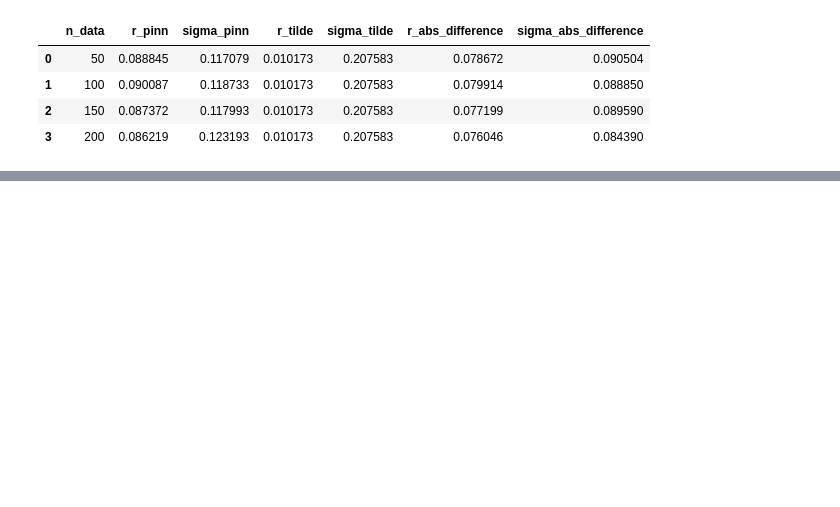
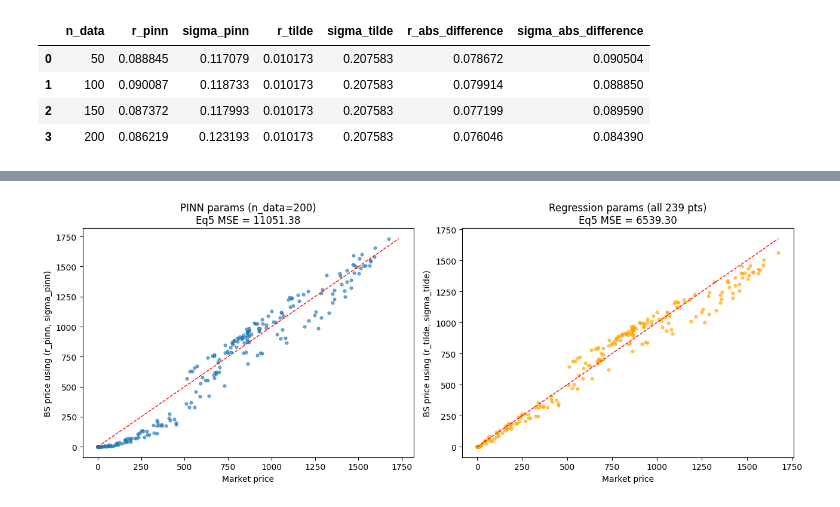
Before and after one commit to michellely-mm/PINN_Option_Pricing, a Jupyter notebook: 09_regression_real_data.ipynb, the cells around one changed output, grey strips where cells are left out. Saved outputs shown, nothing was run; the diff lists cells and outputs as text; code cells hidden in the pictures; blank space fills up the shorter version.

Commit message:
Update real-data train-test PINN experiment

```diff
--- a/09_regression_real_data.ipynb
+++ b/09_regression_real_data.ipynb
@@ -393,0 +485,31 @@ parameter_comparison
+# %%
+fig, axes = plt.subplots(1, 2, figsize=(13, 5))
+
+row_200 = parameter_comparison[parameter_comparison["n_data"] == 200].iloc[0]
+V_pred_pinn_200 = black_scholes_call_price(
+    S=S_real, tau=tau_real, K=K, r=row_200["r_pinn"], sigma=row_200["sigma_pinn"]
+)
+
+axes[0].scatter(V_market, V_pred_pinn_200, s=12, alpha=0.6)
+lims = [min(V_market.min(), V_pred_pinn_200.min()), max(V_market.max(), V_pred_pinn_200.max())]
+axes[0].plot(lims, lims, "r--", linewidth=1)
+axes[0].set_xlabel("Market price")
+axes[0].set_ylabel("BS price using (r_pinn, sigma_pinn)")
+eq5_200 = eq5_comparison.loc[eq5_comparison["n_data"] == 200, "eq5_mse"].values[0]
+axes[0].set_title(f"PINN params (n_data=200)\nEq5 MSE = {eq5_200:.2f}")
+
+V_pred_tilde = black_scholes_call_price(
+    S=S_real, tau=tau_real, K=K, r=r_tilde, sigma=sigma_tilde
+)
+
+axes[1].scatter(V_market, V_pred_tilde, s=12, alpha=0.6, color="orange")
+lims2 = [min(V_market.min(), V_pred_tilde.min()), max(V_market.max(), V_pred_tilde.max())]
+axes[1].plot(lims2, lims2, "r--", linewidth=1)
+axes[1].set_xlabel("Market price")
+axes[1].set_ylabel("BS price using (r_tilde, sigma_tilde)")
+axes[1].set_title(f"Regression params (all 239 pts)\nEq5 MSE = {eq5_tilde:.2f}")
+
+plt.tight_layout()
+plt.show()
+# %% [output]
+[figure, added]
```
Also changed, not shown: parts of 5 cells of this notebook, 7 other files.
